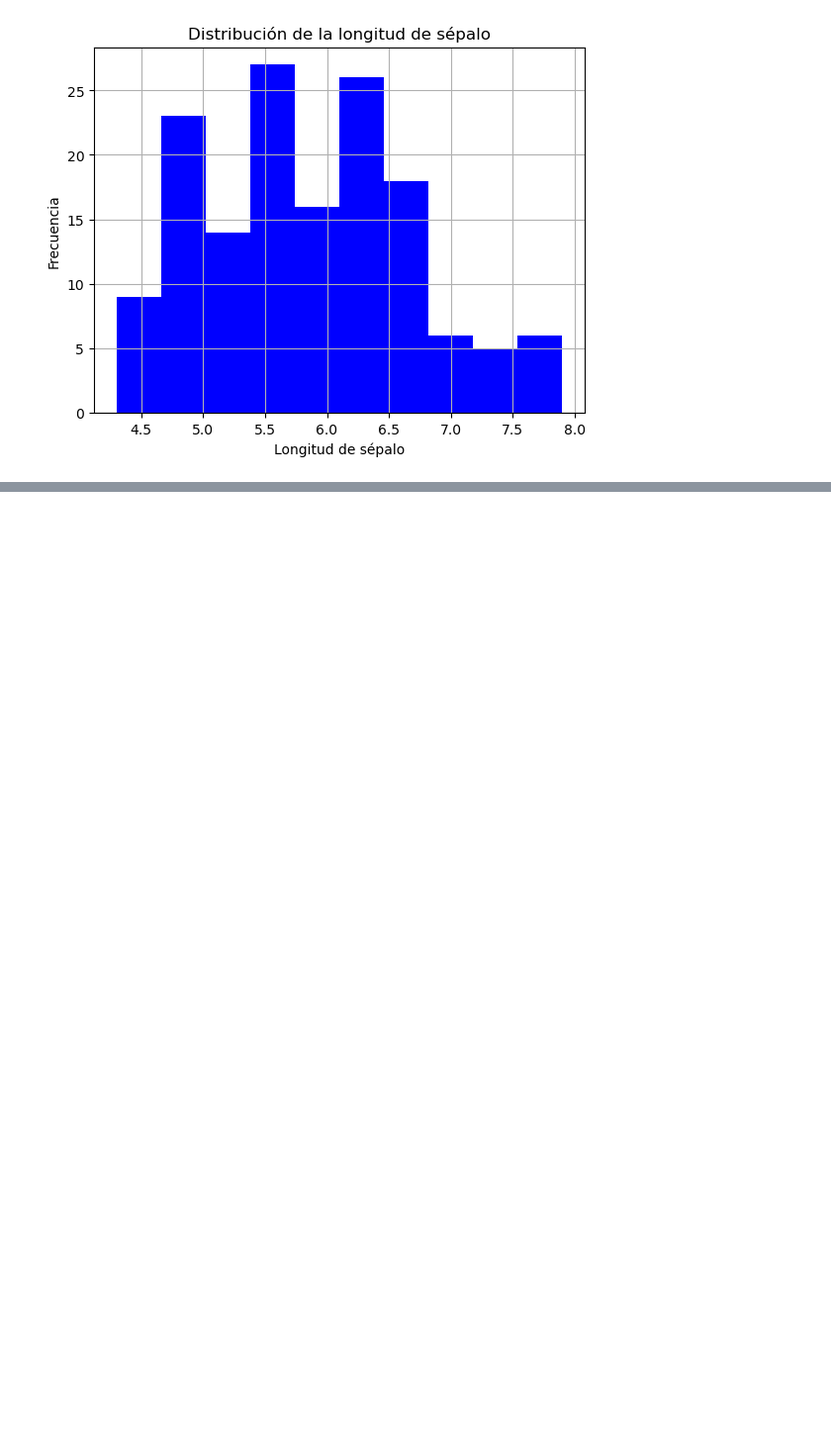
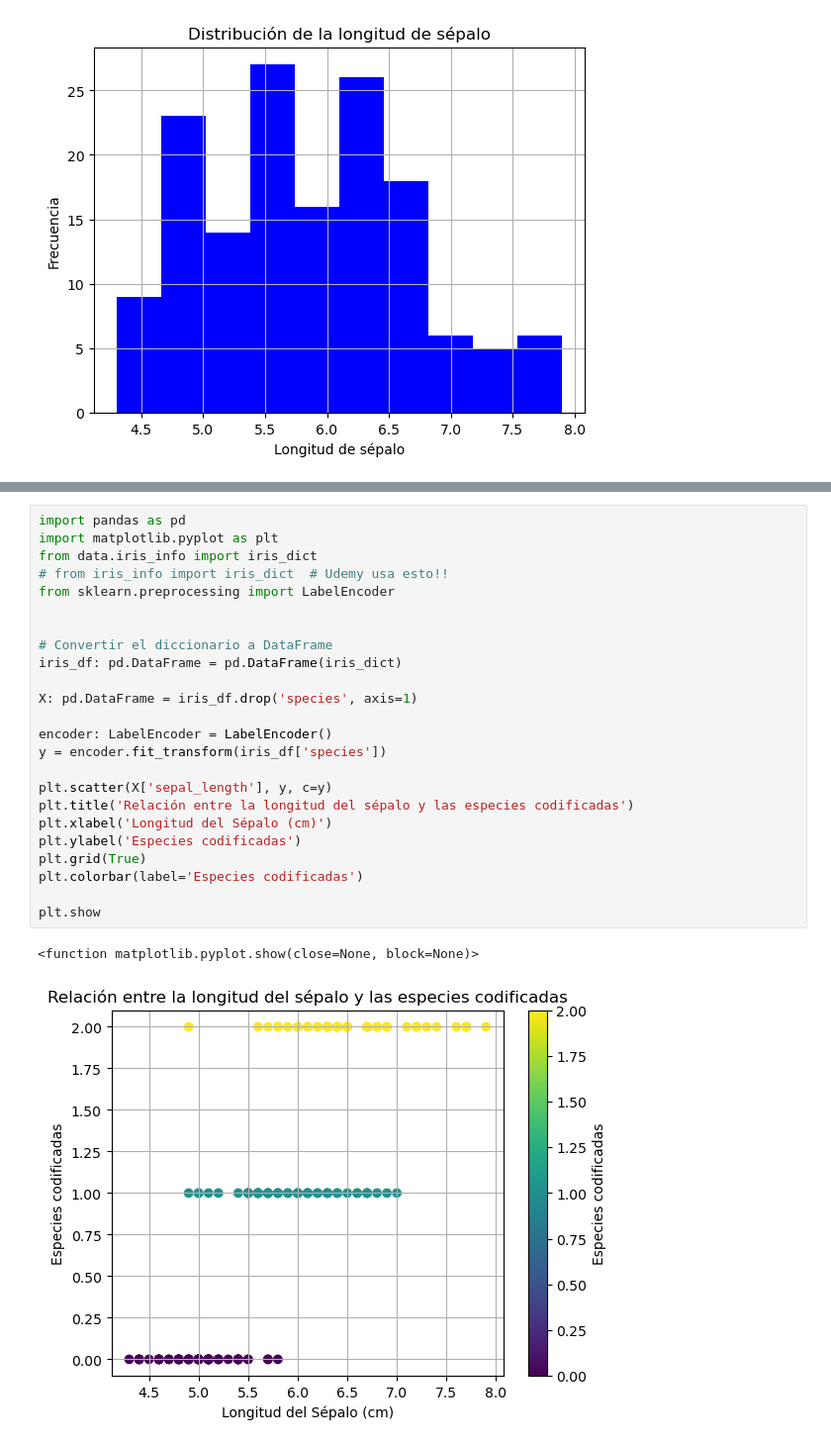
Before and after one commit to frgonzalezb/Udemy_Python_Total_DS_ML, a Jupyter notebook: 11_Machine_Learning_I/Ejercicios/dec_tree_1.ipynb, the cells around one changed output, grey strips where cells are left out. Shown: that part at 99% size. Saved outputs shown, nothing was run; the diff lists cells and outputs as text; blank space fills up the shorter version.

```diff
--- a/11_Machine_Learning_I/Ejercicios/dec_tree_1.ipynb
+++ b/11_Machine_Learning_I/Ejercicios/dec_tree_1.ipynb
@@ -43,0 +75,27 @@ plt.show
+# %%
+import pandas as pd
+import matplotlib.pyplot as plt
+from data.iris_info import iris_dict
+# from iris_info import iris_dict  # Udemy usa esto!!
+from sklearn.preprocessing import LabelEncoder
+
+
+# Convertir el diccionario a DataFrame
+iris_df: pd.DataFrame = pd.DataFrame(iris_dict)
+
+X: pd.DataFrame = iris_df.drop('species', axis=1)
+
+encoder: LabelEncoder = LabelEncoder()
+y = encoder.fit_transform(iris_df['species'])
+
+plt.scatter(X['sepal_length'], y, c=y)
+plt.title('Relación entre la longitud del sépalo y las especies codificadas')
+plt.xlabel('Longitud del Sépalo (cm)')
+plt.ylabel('Especies codificadas')
+plt.grid(True)
+plt.colorbar(label='Especies codificadas')
+
+plt.show
+# %% [output]
+<function matplotlib.pyplot.show(close=None, block=None)>
+[figure, added]
```
Also changed, not shown: parts of 1 cell of this notebook.
